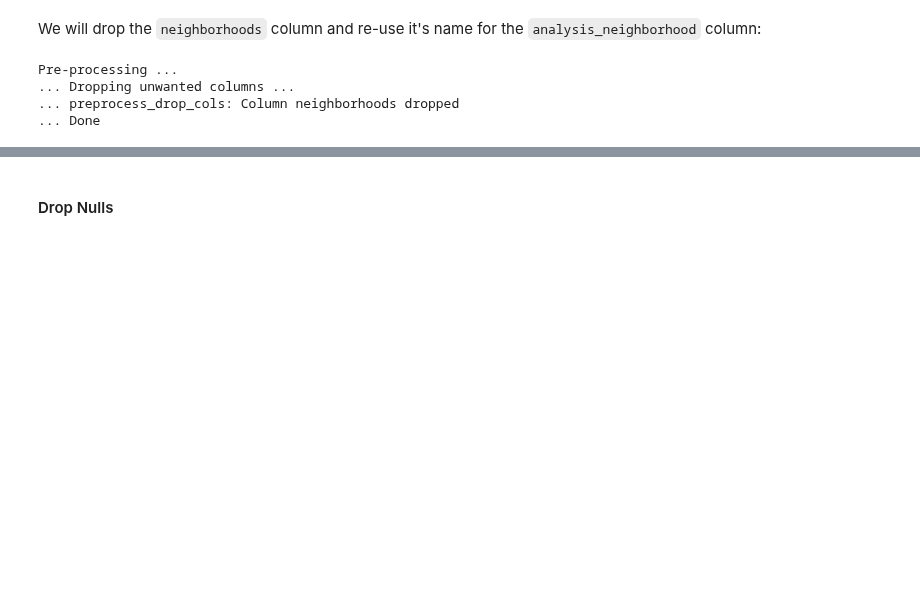
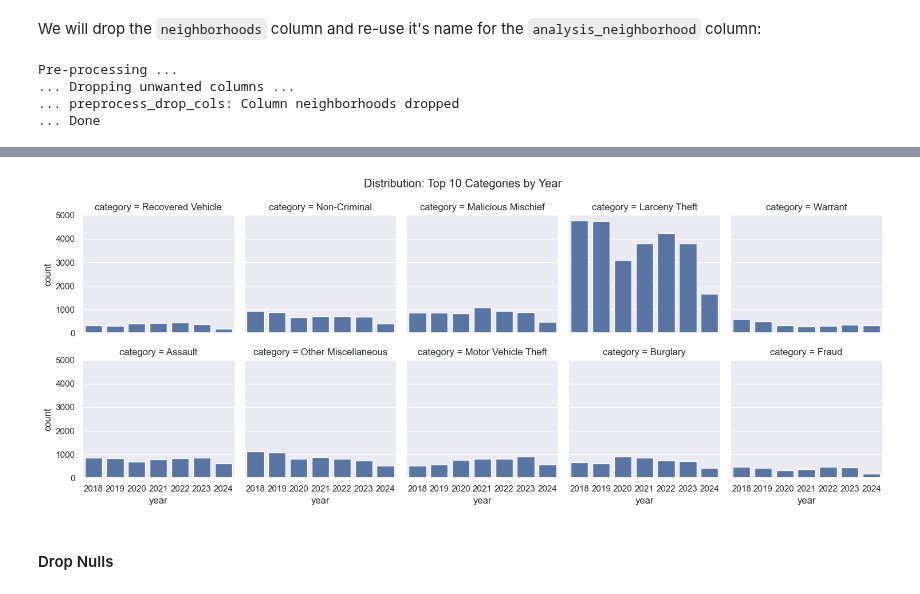
Before and after one commit to fazeelgm/UCB_ML_AI_Capstone, a Jupyter notebook: notebooks/ExploratoryDataAnalysis.ipynb, the cells around one changed output, grey strips where cells are left out. Drawn from its saved outputs; the diff is of its cells as text; code cells hidden in the pictures; blank space fills up the shorter version.

```diff
--- a/notebooks/ExploratoryDataAnalysis.ipynb
+++ b/notebooks/ExploratoryDataAnalysis.ipynb
@@ -674,3 +693,15 @@ current_clean_df.rename(columns={'analysis_neighborhood':'neighborhood'}, inplac
+# %%
+g = sns.FacetGrid(current_clean_df.query('category in @top_cats'),
+                  col='category', col_wrap=5)
+g = g.map(sns.countplot, 'year', order=np.sort(current_clean_df['year'].unique()))
+# g.set_xticklabels(rotation=30)
+
+plt.suptitle(f'Distribution: Top {top_n} Categories by Year')
+plt.ylabel('Incidents / Year')
+plt.tight_layout()
+plt.show()
+# %% [output]
+[figure, added]
 # %% [markdown]
 #### Drop Nulls
 # %% [markdown]
```
Also changed, not shown: parts of 31 cells of this notebook, 4 other files.
